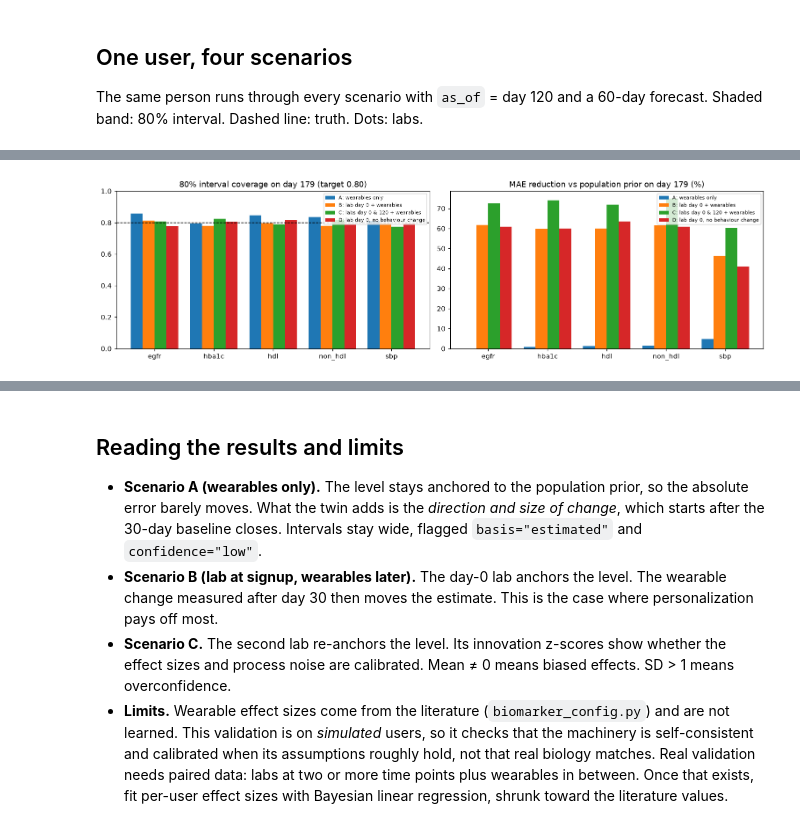
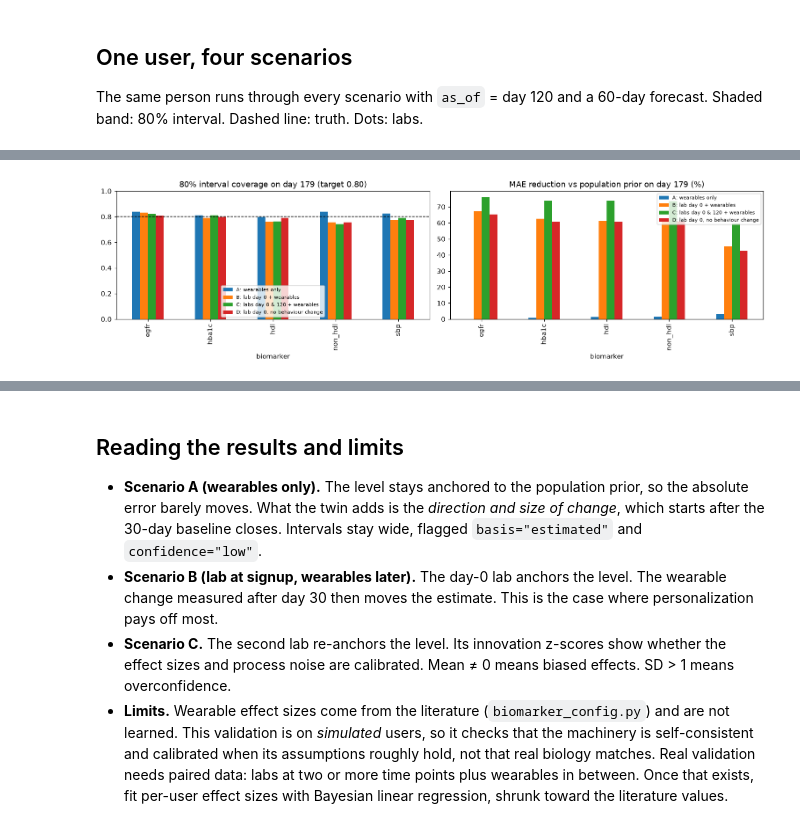
Before and after one commit to MeSquareApp/MeSquareMLEngine, a Jupyter notebook: notebooks/personalization_twin.ipynb, the cells around one changed output, grey strips where cells are left out. Saved outputs shown, nothing was run; the diff lists cells and outputs as text; code cells hidden in the pictures.

```diff
--- a/notebooks/personalization_twin.ipynb
+++ b/notebooks/personalization_twin.ipynb
@@ -580,28 +540,27 @@ shape: (40, 9)
-# %%
-def grouped_bars(ax, metric: str, title: str) -> None:
-    """Bar chart of a day-179 metric per biomarker and scenario."""
-    final_day = summary.filter(pl.col("day") == 179)
-    biomarkers = sorted(final_day["biomarker"].unique().to_list())
-    positions = np.arange(len(biomarkers))
-    width = 0.8 / len(SCENARIOS)
-    for offset, label in enumerate(SCENARIOS):
-        values = final_day.filter(pl.col("scenario") == label).sort("biomarker")[metric]
-        ax.bar(positions + offset * width, values, width, label=label)
-    ax.set_xticks(positions + width * (len(SCENARIOS) - 1) / 2, biomarkers)
-    ax.set_title(title)
-    ax.legend(fontsize=7)
-
-
-fig, axes = plt.subplots(1, 2, figsize=(14, 4))
-grouped_bars(axes[0], "coverage_80", "80% interval coverage on day 179 (target 0.80)")
-axes[0].axhline(0.8, color="k", ls="--", lw=1)
-axes[0].set_ylim(0, 1)
-grouped_bars(
-    axes[1], "mae_reduction_%", "MAE reduction vs population prior on day 179 (%)"
-)
-axes[1].axhline(0, color="k", lw=0.8)
-fig.tight_layout()
-plt.show()
-# %% [output]
-[figure, removed]
+# %%
+fig, axes = plt.subplots(1, 2, figsize=(14, 4))
+pivot_cov = (
+    summary.reset_index()
+    .query("day == 179")
+    .pivot(index="biomarker", columns="scenario", values="coverage_80")
+)
+pivot_cov.plot.bar(ax=axes[0])
+axes[0].axhline(0.8, color="k", ls="--", lw=1)
+axes[0].set_ylim(0, 1)
+axes[0].set_title("80% interval coverage on day 179 (target 0.80)")
+axes[0].legend(fontsize=7)
+
+pivot_mae = (
+    summary.reset_index()
+    .query("day == 179")
+    .pivot(index="biomarker", columns="scenario", values="mae_reduction_%")
+)
+pivot_mae.plot.bar(ax=axes[1])
+axes[1].axhline(0, color="k", lw=0.8)
+axes[1].set_title("MAE reduction vs population prior on day 179 (%)")
+axes[1].legend(fontsize=7)
+fig.tight_layout()
+plt.show()
+# %% [output]
+[figure, added]
 # %%
```
Also changed, not shown: parts of 15 cells of this notebook, 12 other files.
